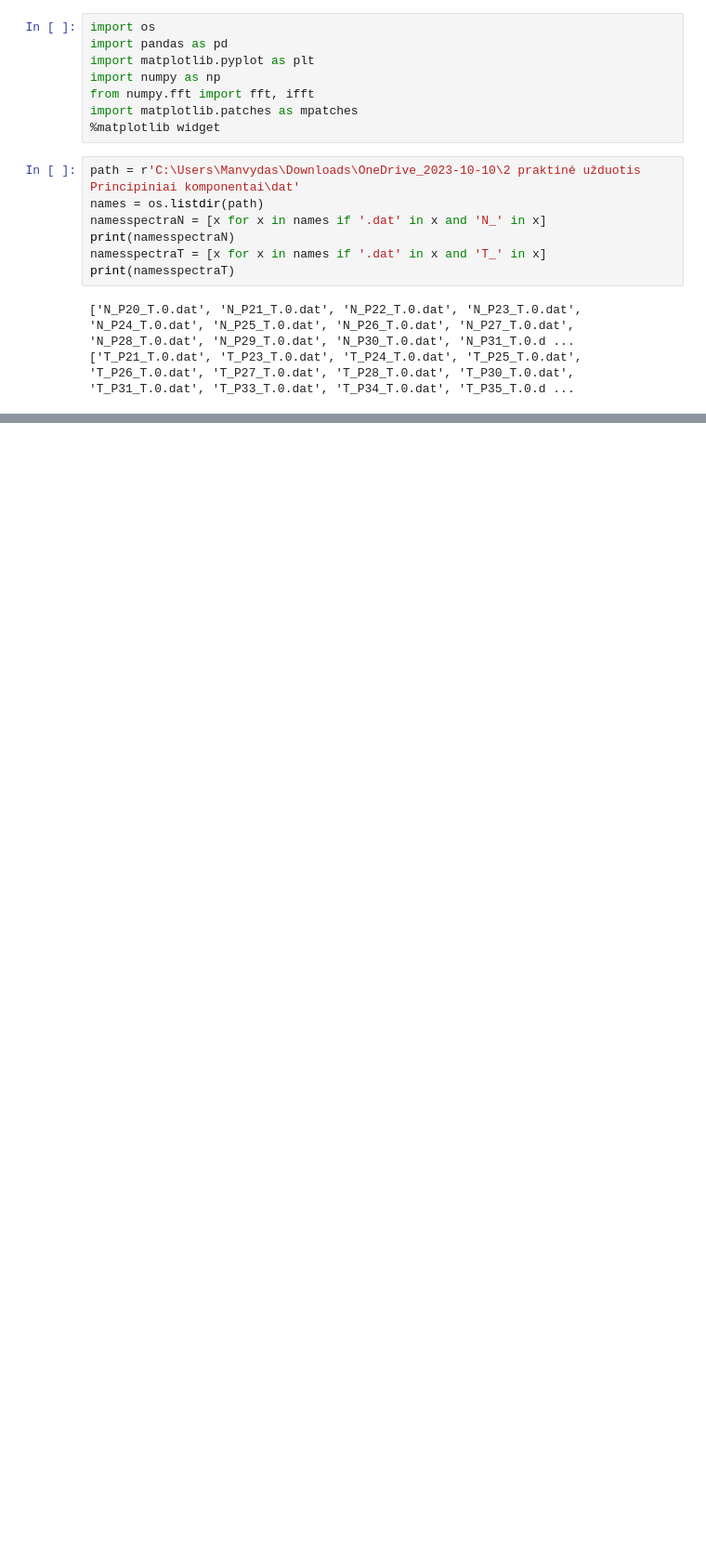
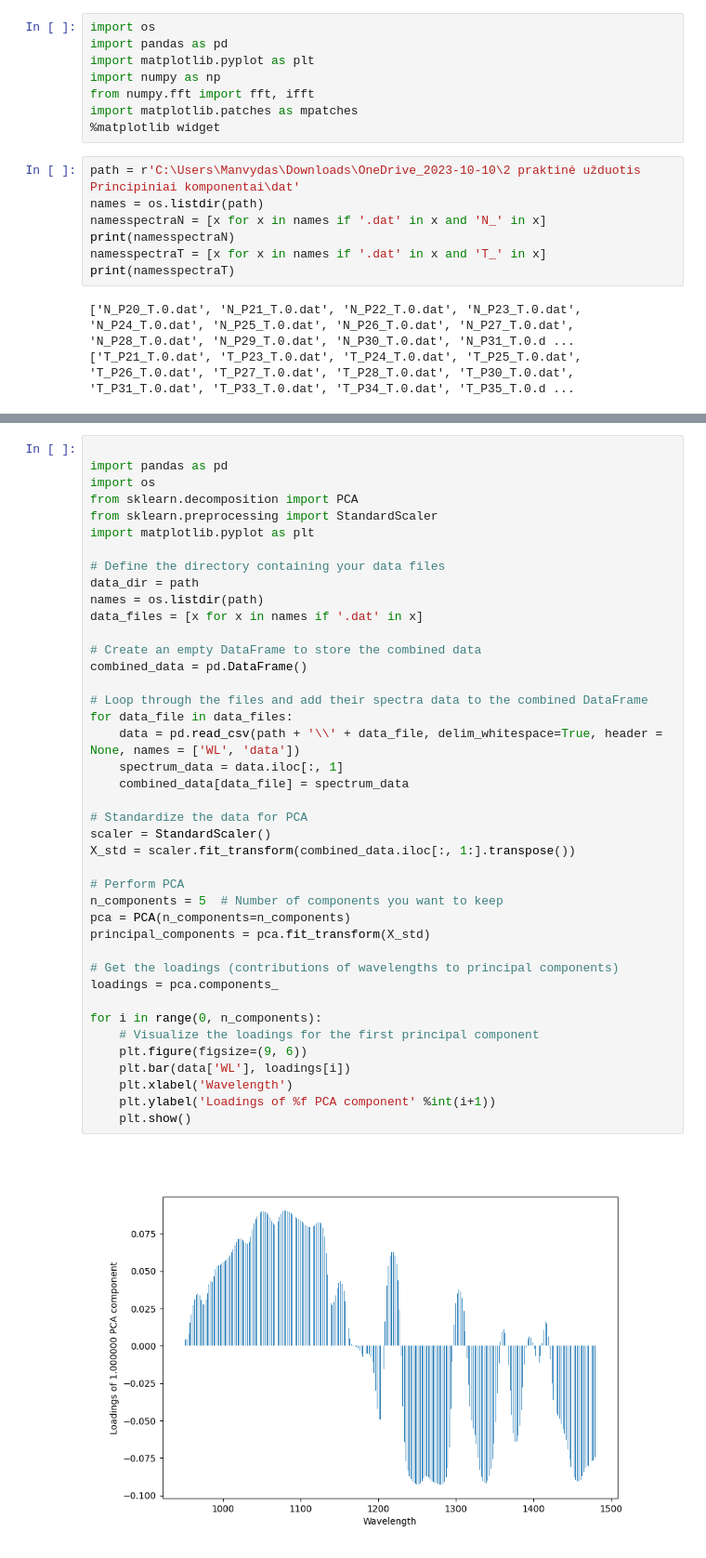
Before and after one commit to Ironslice/FTMC-Scripts, a Jupyter notebook: Skaitmenine optika/2 uzduotis.ipynb, the cells around one changed output, grey strips where cells are left out. Shown: that part at 93% size. Saved outputs shown, nothing was run; the diff lists cells and outputs as text; blank space fills up the shorter version.

```diff
--- a/Skaitmenine optika/2 uzduotis.ipynb
+++ b/Skaitmenine optika/2 uzduotis.ipynb
@@ -132,0 +115,43 @@ combined_data.iloc[:, 1:].transpose()
+# %%
+
+import pandas as pd
+import os
+from sklearn.decomposition import PCA
+from sklearn.preprocessing import StandardScaler
+import matplotlib.pyplot as plt
+
+# Define the directory containing your data files
+data_dir = path
+names = os.listdir(path)
+data_files = [x for x in names if '.dat' in x]
+
+# Create an empty DataFrame to store the combined data
+combined_data = pd.DataFrame()
+
+# Loop through the files and add their spectra data to the combined DataFrame
+for data_file in data_files:
+    data = pd.read_csv(path + '\\' + data_file, delim_whitespace=True, header = None, names = ['WL', 'data'])
+    spectrum_data = data.iloc[:, 1]
+    combined_data[data_file] = spectrum_data
+
+# Standardize the data for PCA
+scaler = StandardScaler()
+X_std = scaler.fit_transform(combined_data.iloc[:, 1:].transpose())
+
+# Perform PCA
+n_components = 5  # Number of components you want to keep
+pca = PCA(n_components=n_components)
+principal_components = pca.fit_transform(X_std)
+
+# Get the loadings (contributions of wavelengths to principal components)
+loadings = pca.components_
+
+for i in range(0, n_components):
+    # Visualize the loadings for the first principal component
+    plt.figure(figsize=(9, 6))
+    plt.bar(data['WL'], loadings[i])
+    plt.xlabel('Wavelength')
+    plt.ylabel('Loadings of %f PCA component' %int(i+1))
+    plt.show()
+# %% [output]
+[figure, added]
```
Also changed, not shown: parts of 3 cells of this notebook, 6 other files.
